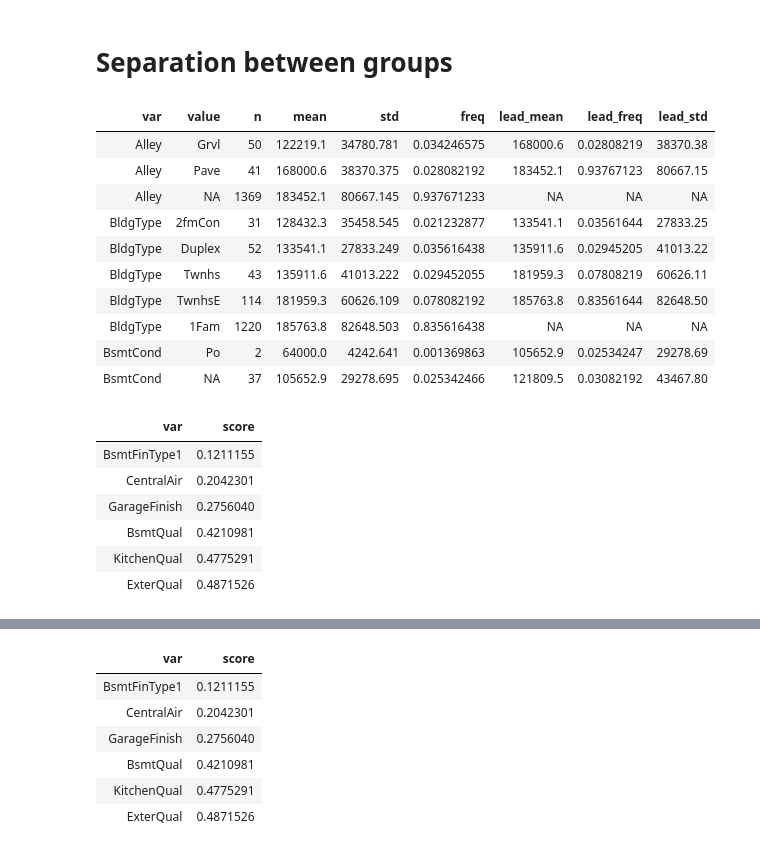
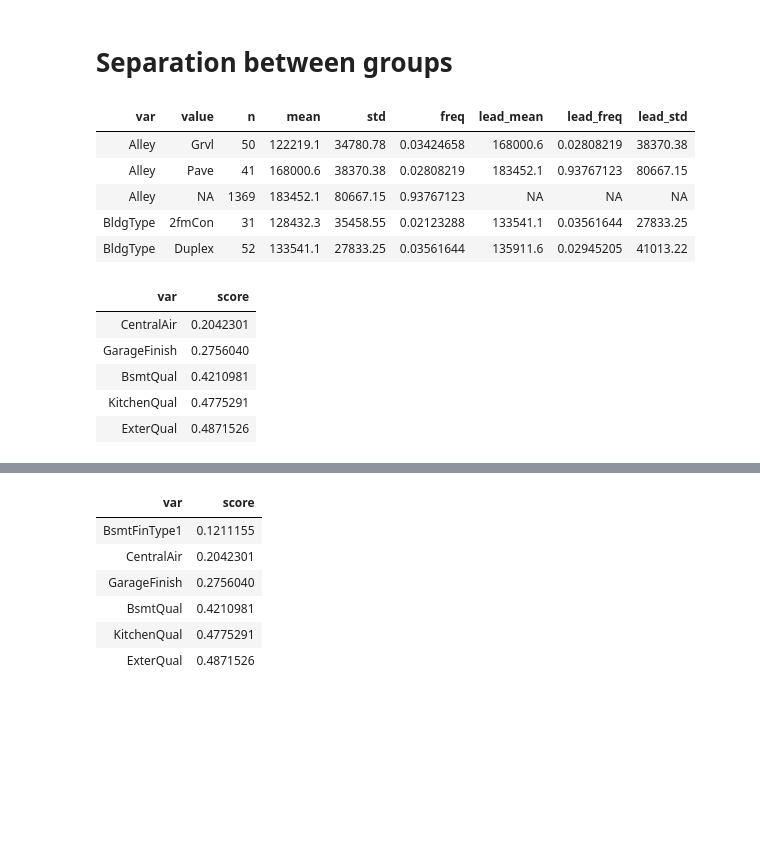
Before and after one commit to MatrixNorm/kaggle, a Jupyter notebook: rbooks/house_prices/01_first_look.ipynb, the cells around one changed output, grey strips where cells are left out. Drawn from its saved outputs; the diff is of its cells as text; code cells hidden in the pictures; blank space fills up the shorter version.

```diff
--- a/rbooks/house_prices/01_first_look.ipynb
+++ b/rbooks/house_prices/01_first_look.ipynb
@@ -208,31 +208,25 @@ summarise(
 # %%
 groups_separation <- house_prices$attributes_selection$groups_separation
 
 precalculated <-
     groups_separation$precalculated(
-        df = categ_data %>% filter(!is.na(SalePrice)),
+        df = categ_data,
         target_var = SalePrice
     )
 
-precalculated %>% head(10)
+precalculated %>% head(5)
 
 categ_vars_by_groups_separation <- groups_separation$arrange_vars(categ_data, SalePrice)
 
-categ_vars_by_groups_separation %>% tail
+categ_vars_by_groups_separation %>% tail(5)
 # %% [output]
 | var | value | n | mean | std | freq | lead_mean | lead_freq | lead_std |
-| Alley | Grvl | 50 | 122219.1 | 34780.781 | 0.034246575 | 168000.6 | 0.02808219 | 38370.38 |
-| Alley | Pave | 41 | 168000.6 | 38370.375 | 0.028082192 | 183452.1 | 0.93767123 | 80667.15 |
-| Alley | NA | 1369 | 183452.1 | 80667.145 | 0.937671233 | NA | NA | NA |
-| BldgType | 2fmCon | 31 | 128432.3 | 35458.545 | 0.021232877 | 133541.1 | 0.03561644 | 27833.25 |
-| BldgType | Duplex | 52 | 133541.1 | 27833.249 | 0.035616438 | 135911.6 | 0.02945205 | 41013.22 |
-| BldgType | Twnhs | 43 | 135911.6 | 41013.222 | 0.029452055 | 181959.3 | 0.07808219 | 60626.11 |
-| BldgType | TwnhsE | 114 | 181959.3 | 60626.109 | 0.078082192 | 185763.8 | 0.83561644 | 82648.50 |
-| BldgType | 1Fam | 1220 | 185763.8 | 82648.503 | 0.835616438 | NA | NA | NA |
-| BsmtCond | Po | 2 | 64000.0 | 4242.641 | 0.001369863 | 105652.9 | 0.02534247 | 29278.69 |
-| BsmtCond | NA | 37 | 105652.9 | 29278.695 | 0.025342466 | 121809.5 | 0.03082192 | 43467.80 |
+| Alley | Grvl | 50 | 122219.1 | 34780.78 | 0.03424658 | 168000.6 | 0.02808219 | 38370.38 |
+| Alley | Pave | 41 | 168000.6 | 38370.38 | 0.02808219 | 183452.1 | 0.93767123 | 80667.15 |
+| Alley | NA | 1369 | 183452.1 | 80667.15 | 0.93767123 | NA | NA | NA |
+| BldgType | 2fmCon | 31 | 128432.3 | 35458.55 | 0.02123288 | 133541.1 | 0.03561644 | 27833.25 |
+| BldgType | Duplex | 52 | 133541.1 | 27833.25 | 0.03561644 | 135911.6 | 0.02945205 | 41013.22 |
 | var | score |
-| BsmtFinType1 | 0.1211155 |
 | CentralAir | 0.2042301 |
 | GarageFinish | 0.2756040 |
 | BsmtQual | 0.4210981 |
```
Also changed, not shown: parts of 8 cells of this notebook, 3 other files.
